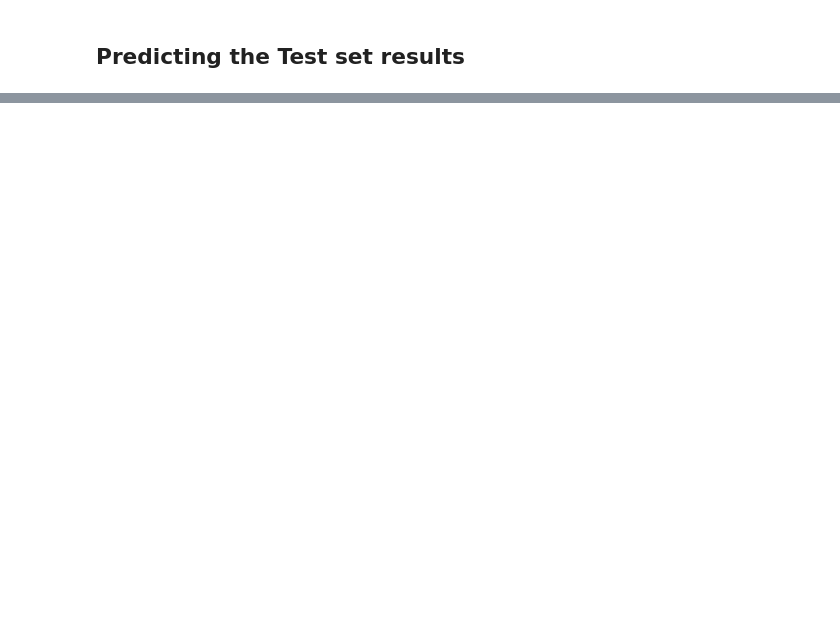
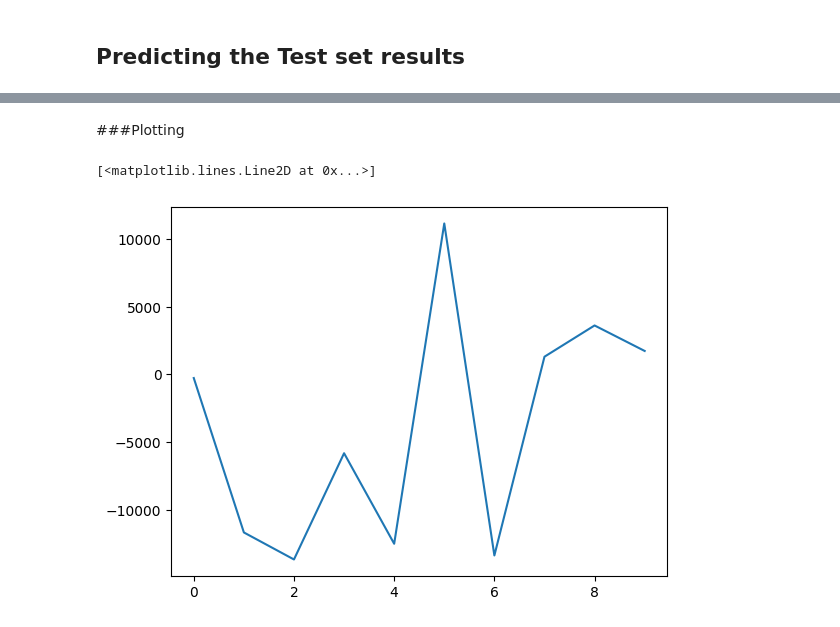
Before and after one commit to gl-aarav/PythonPracticeProjects, a Jupyter notebook: ML_Course/Regression/MultiLinear/multiple_linear_regression.ipynb, the cells around one changed output, grey strips where cells are left out. Saved outputs shown, nothing was run; the diff lists cells and outputs as text; code cells hidden in the pictures; blank space fills up the shorter version.

```diff
--- a/ML_Course/Regression/MultiLinear/multiple_linear_regression.ipynb
+++ b/ML_Course/Regression/MultiLinear/multiple_linear_regression.ipynb
@@ -66,3 +66,7 @@ from sklearn.model_selection import train_test_split
 X_train, X_test, y_train, y_test = train_test_split(X, y, test_size = 0.2, random_state = 0)
 # %% [markdown]
 ## Training the Multiple Linear Regression model on the Training set
+# %%
+from  sklearn.linear_model import LinearRegression
+regressor = LinearRegression()
+regressor.fit(X_train,y_train)
@@ -69,2 +75,6 @@ X_train, X_test, y_train, y_test = train_test_split(X, y, test_size = 0.2, rando
 # %% [markdown]
 ## Predicting the Test set results
+# %%
+y_pred = regressor.predict(X_test)
+np.set_printoptions(precision=2)
+np.concatenate((y_pred.reshape(len(y_pred),1), y_test.reshape(len(y_test),1)), 1)
@@ -70,0 +92,8 @@ X_train, X_test, y_train, y_test = train_test_split(X, y, test_size = 0.2, rando
+# %% [markdown]
+###Plotting
+# %%
+from matplotlib import pyplot as plt
+plt.plot(y_pred-y_test)
+# %% [output]
+[<matplotlib.lines.Line2D at 0x...>]
+[figure, added]
```
Also changed, not shown: parts of 2 cells of this notebook, 3 other files.
